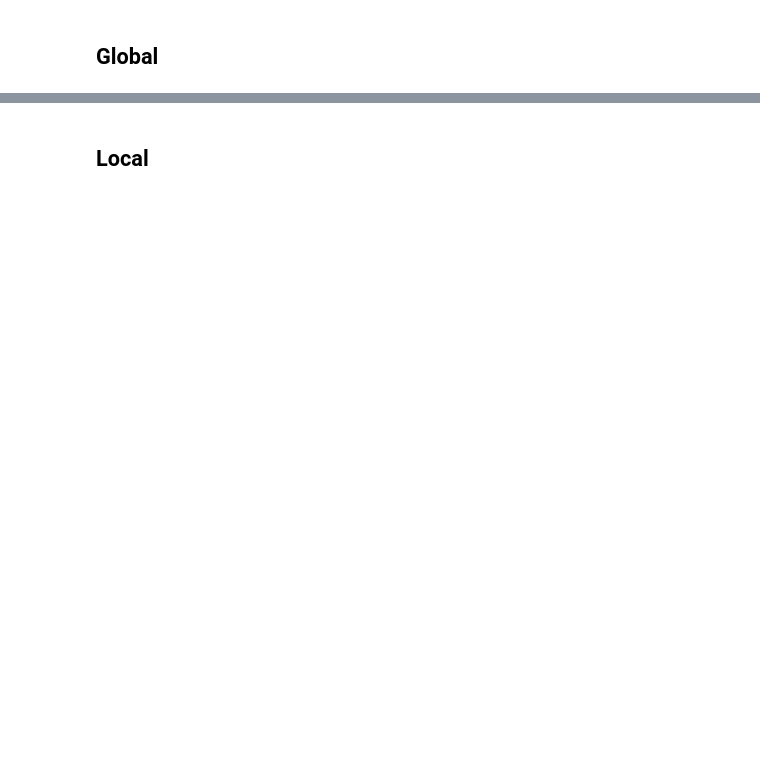
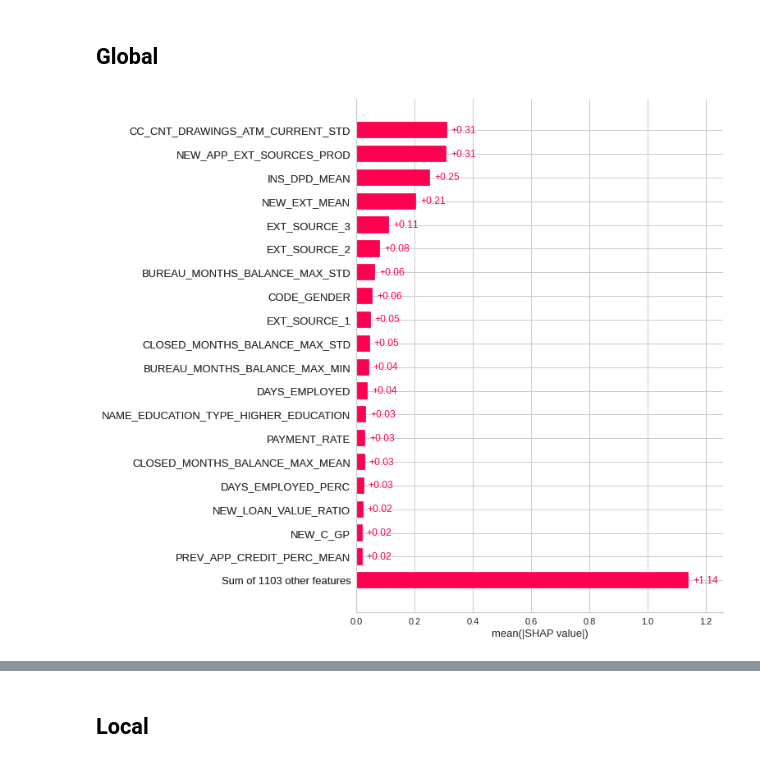
Before and after one commit to AbdulmagedALKHULAIFI/Score_system_decision_octroi_credit, a Jupyter notebook: P7_02_notebook.ipynb, the cells around one changed output, grey strips where cells are left out. Drawn from its saved outputs; the diff is of its cells as text; code cells hidden in the pictures; blank space fills up the shorter version.

```diff
--- a/P7_02_notebook.ipynb
+++ b/P7_02_notebook.ipynb
@@ -2799,10 +2802,13 @@ shap.summary_plot(shap_values, X_test[feats])
 # %%
-model = clf_cm_final
+# model = clf_cm_final
+model = clf_ru
 X = X_test[feats]
 explainer = shap.Explainer(model, X)
 shap_values = explainer(X, check_additivity=False)
 # %% [markdown]
 ## Global
 # %%
-shap.plots.bar(shap_values)
+shap.plots.bar(shap_values,max_display=20)
+# %% [output]
+[figure, added]
 # %%
```
Also changed, not shown: parts of 33 cells of this notebook.
